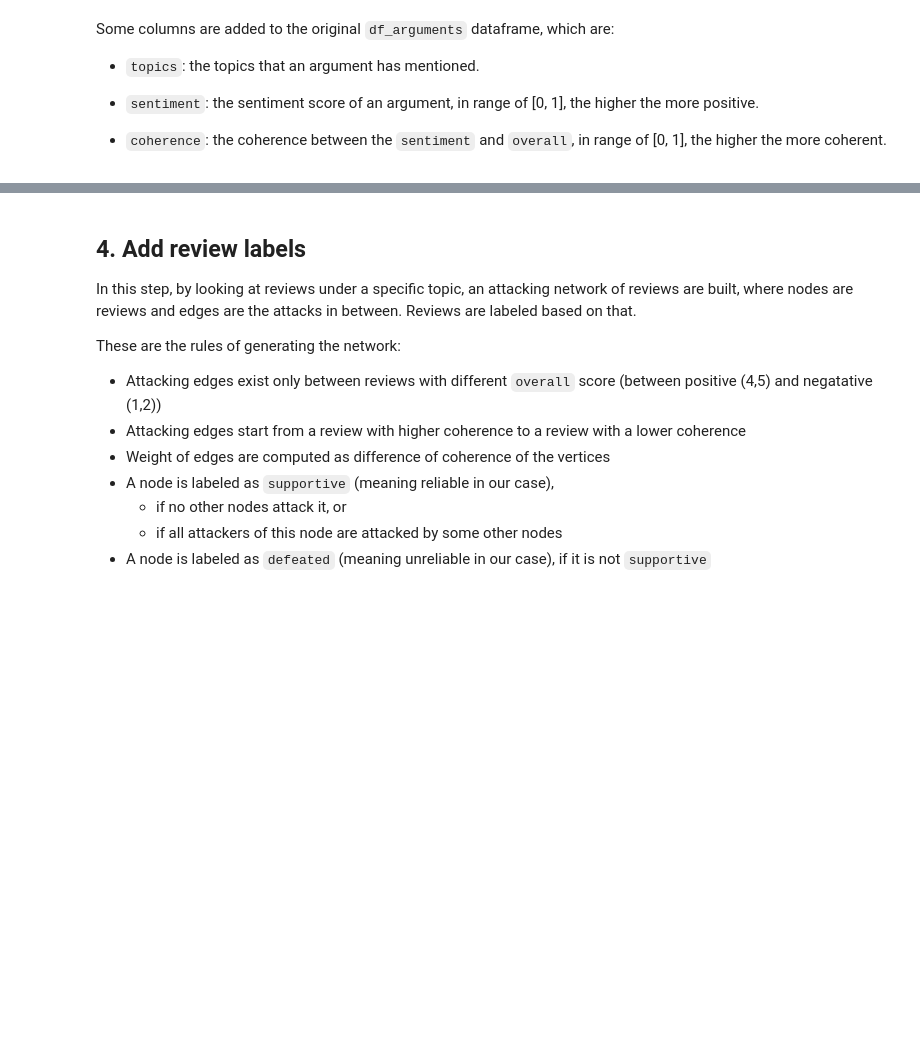
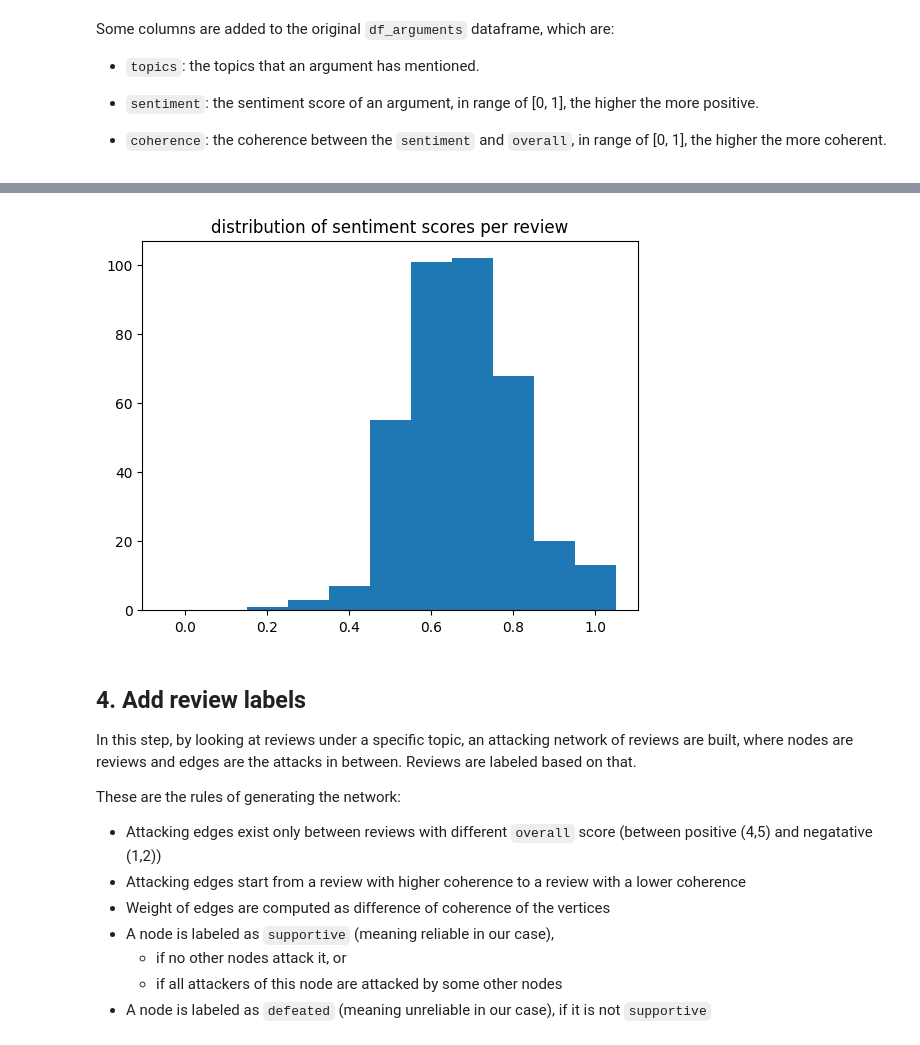
Before and after one commit to eriktks/orange3-argument, a Jupyter notebook: examples/example.ipynb, the cells around one changed output, grey strips where cells are left out. Saved outputs shown, nothing was run; the diff lists cells and outputs as text; code cells hidden in the pictures; blank space fills up the shorter version.

```diff
--- a/examples/example.ipynb
+++ b/examples/example.ipynb
@@ -161,3 +231,7 @@ df_arguments_processed.head()
+# %%
+draw_distribution(list(df_arguments_processed["sentiment"]), bins=11, range=(-0.05, 1.05), title="distribution of sentiment scores per review")
+# %% [output]
+[figure, added]
 # %% [markdown]
 ## 4. Add review labels
 
```
Also changed, not shown: parts of 17 cells of this notebook.
